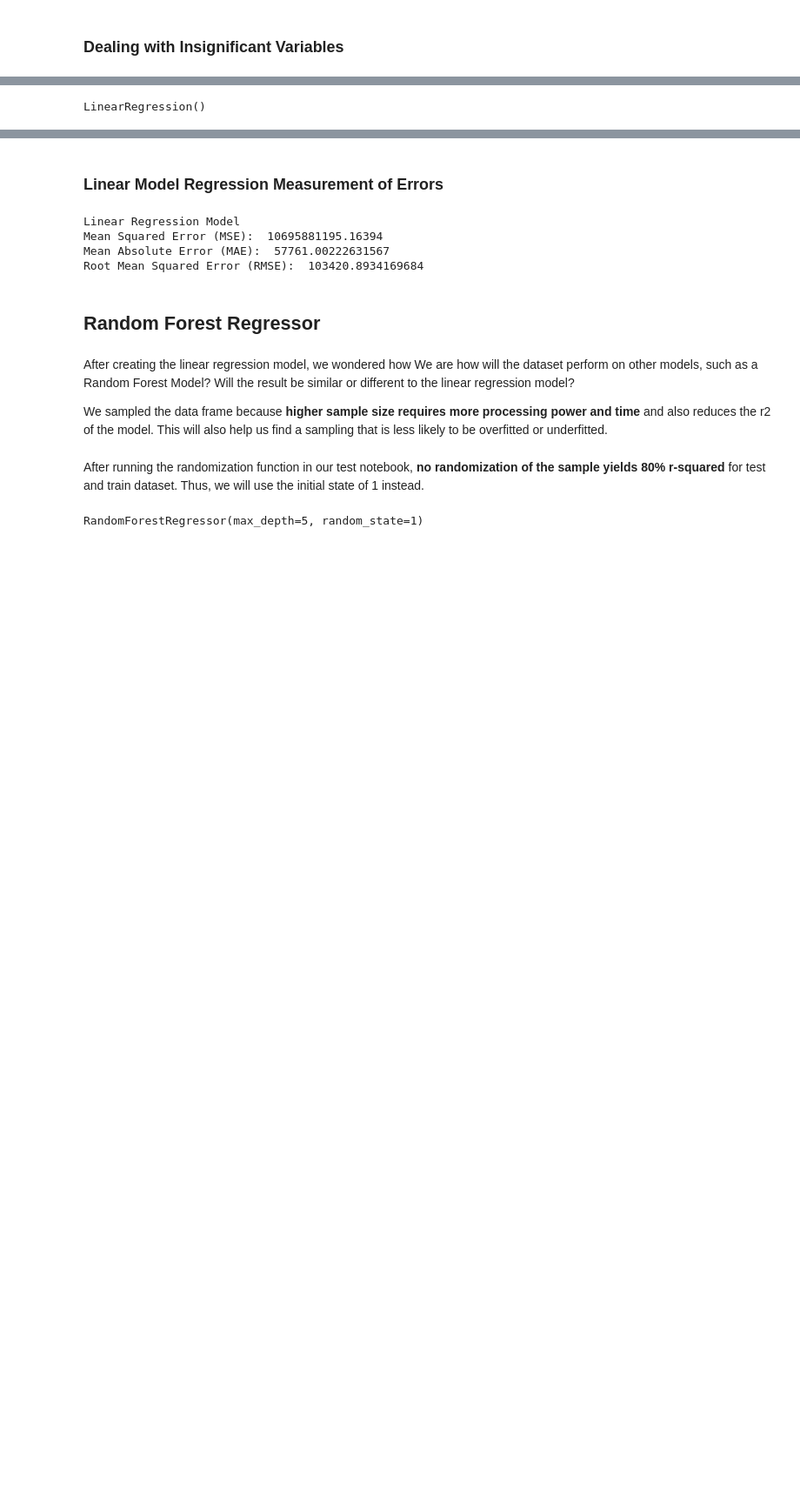
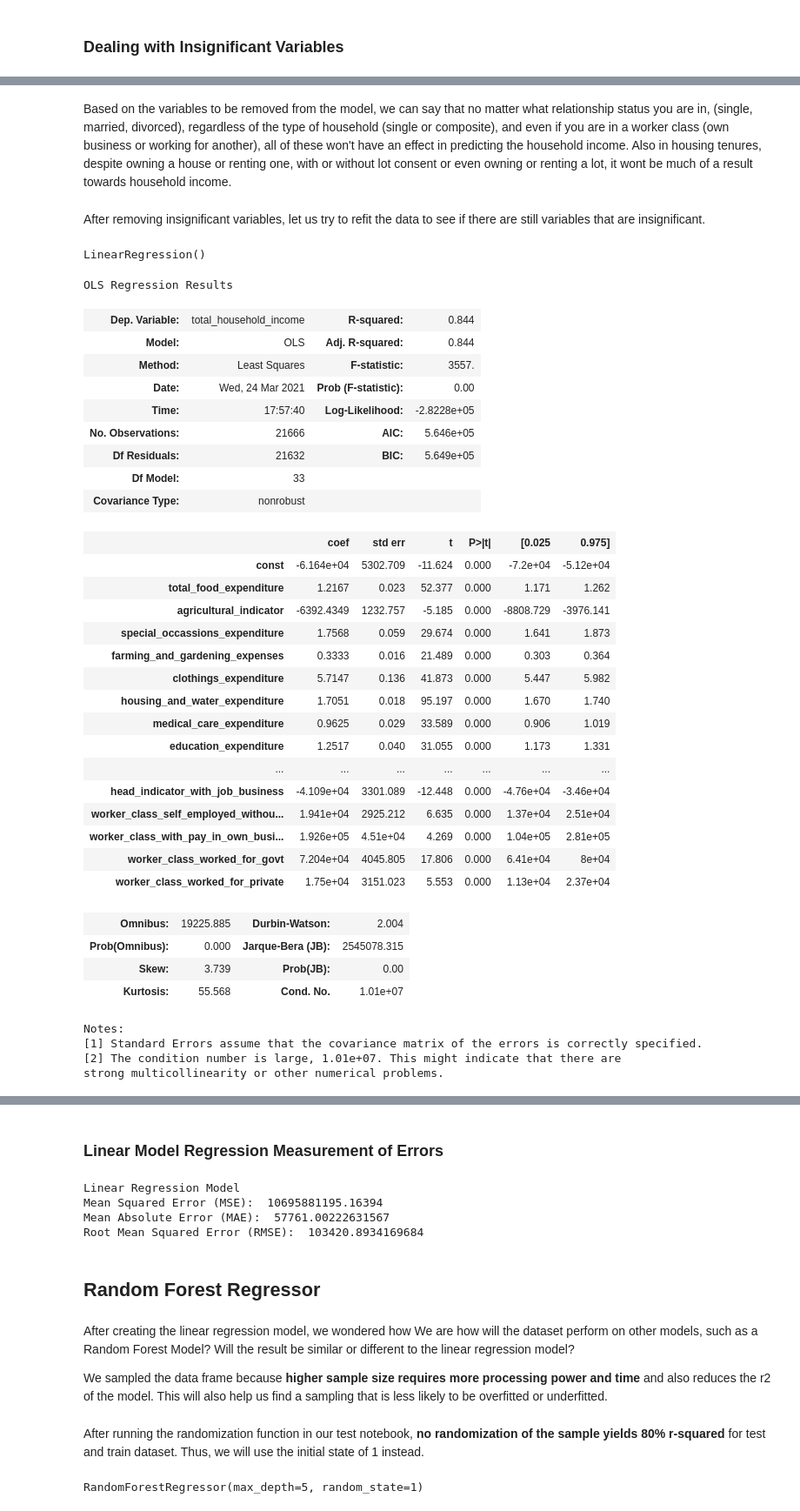
Before and after one commit to legaspicary/it465-group-project, a Jupyter notebook: group_project.ipynb, the cells around one changed output, grey strips where cells are left out. Shown at 87% size. Saved outputs shown, nothing was run; the diff lists cells and outputs as text; code cells hidden in the pictures; blank space fills up the shorter version.

Commit message:
linear regression model

```diff
--- a/group_project.ipynb
+++ b/group_project.ipynb
@@ -626,0 +627,9 @@ dropped_income_df = encoded_income_df # INSERT DROP HERE
+# %%
+dropped_income_df = encoded_income_df.drop(['tobacco_expenditure', 'tesda_accredited_institutions', 'region_III', 'region_NCR', 'region_X',
+                                            'head_divorced_separated','head_married', 'head_single', 'head_unknown', 'head_widowed',
+                                           'household_type_single_fam','household_type_two_more_nonrelated',
+                                            'worker_class_without_pay_in_own_business','worker_class_worked_for_private_household',
+                                            'tenure_own_house_rent_free_lot_with_consent','tenure_own_house_rent_free_lot_without_consent',
+                                            'tenure_own_house_rent_lot','tenure_owner_house_and_lot','tenure_rent_free_house_lot_with_consent',
+                                            'tenure_rent_free_house_lot_without_consent','tenure_rent_house_with_lot'], axis=1)
+dropped_income_df
@@ -627,6 +650,55 @@ dropped_income_df = encoded_income_df # INSERT DROP HERE
+# %% [markdown]
+Based on the variables to be removed from the model, we can say that no matter what relationship status you are in, (single, married, divorced), regardless of the type of household (single or composite), and even if you are in a worker class (own business or working for another), all of these won't have an effect in predicting the household income. Also in housing tenures, despite owning a house or renting one, with or without lot consent or even owning or renting a lot, it wont be much of a result towards household income.
+# %% [markdown]
+After removing insignificant variables, let us try to refit the data to see if there are still variables that are insignificant.
 # %%
 X_LR, Y_LR, x_train_LR, x_test_LR, y_train_LR, y_test_LR = train_test_split_sampling(random_state,dropped_income_df)
 
 modelLR.fit(x_train_LR, y_train_LR.values.flatten())
 # %% [output]
 LinearRegression()
+# %%
+# define our input
+X2 = sm.add_constant(X_LR)
+
+# create a OLS model
+model = sm.OLS(Y_LR, X2)
+
+# fit the data
+est = model.fit()
+est.summary()
+# %% [output]
+OLS Regression Results
+| Dep. Variable: | total_household_income | R-squared: | 0.844 |
+| Model: | OLS | Adj. R-squared: | 0.844 |
+| Method: | Least Squares | F-statistic: | 3557. |
+| Date: | Wed, 24 Mar 2021 | Prob (F-statistic): | 0.00 |
+| Time: | 17:57:40 | Log-Likelihood: | -2.8228e+05 |
+| No. Observations: | 21666 | AIC: | 5.646e+05 |
+| Df Residuals: | 21632 | BIC: | 5.649e+05 |
+| Df Model: | 33 |  |  |
+| Covariance Type: | nonrobust |  |  |
+|  | coef | std err | t | P>|t| | [0.025 | 0.975] |
+| const | -6.164e+04 | 5302.709 | -11.624 | 0.000 | -7.2e+04 | -5.12e+04 |
+| total_food_expenditure | 1.2167 | 0.023 | 52.377 | 0.000 | 1.171 | 1.262 |
+| agricultural_indicator | -6392.4349 | 1232.757 | -5.185 | 0.000 | -8808.729 | -3976.141 |
+| special_occassions_expenditure | 1.7568 | 0.059 | 29.674 | 0.000 | 1.641 | 1.873 |
+| farming_and_gardening_expenses | 0.3333 | 0.016 | 21.489 | 0.000 | 0.303 | 0.364 |
+| clothings_expenditure | 5.7147 | 0.136 | 41.873 | 0.000 | 5.447 | 5.982 |
+| housing_and_water_expenditure | 1.7051 | 0.018 | 95.197 | 0.000 | 1.670 | 1.740 |
+| medical_care_expenditure | 0.9625 | 0.029 | 33.589 | 0.000 | 0.906 | 1.019 |
+| education_expenditure | 1.2517 | 0.040 | 31.055 | 0.000 | 1.173 | 1.331 |
+| ... | ... | ... | ... | ... | ... | ... |
+| head_indicator_with_job_business | -4.109e+04 | 3301.089 | -12.448 | 0.000 | -4.76e+04 | -3.46e+04 |
+| worker_class_self_employed_withou... | 1.941e+04 | 2925.212 | 6.635 | 0.000 | 1.37e+04 | 2.51e+04 |
+| worker_class_with_pay_in_own_busi... | 1.926e+05 | 4.51e+04 | 4.269 | 0.000 | 1.04e+05 | 2.81e+05 |
+| worker_class_worked_for_govt | 7.204e+04 | 4045.805 | 17.806 | 0.000 | 6.41e+04 | 8e+04 |
+| worker_class_worked_for_private | 1.75e+04 | 3151.023 | 5.553 | 0.000 | 1.13e+04 | 2.37e+04 |
+| Omnibus: | 19225.885 | Durbin-Watson: | 2.004 |
+| Prob(Omnibus): | 0.000 | Jarque-Bera (JB): | 2545078.315 |
+| Skew: | 3.739 | Prob(JB): | 0.00 |
+| Kurtosis: | 55.568 | Cond. No. | 1.01e+07 |
+Notes:
+[1] Standard Errors assume that the covariance matrix of the errors is correctly specified.
+[2] The condition number is large, 1.01e+07. This might indicate that there are
+strong multicollinearity or other numerical problems.
```
Also changed, not shown: parts of 17 cells of this notebook.
